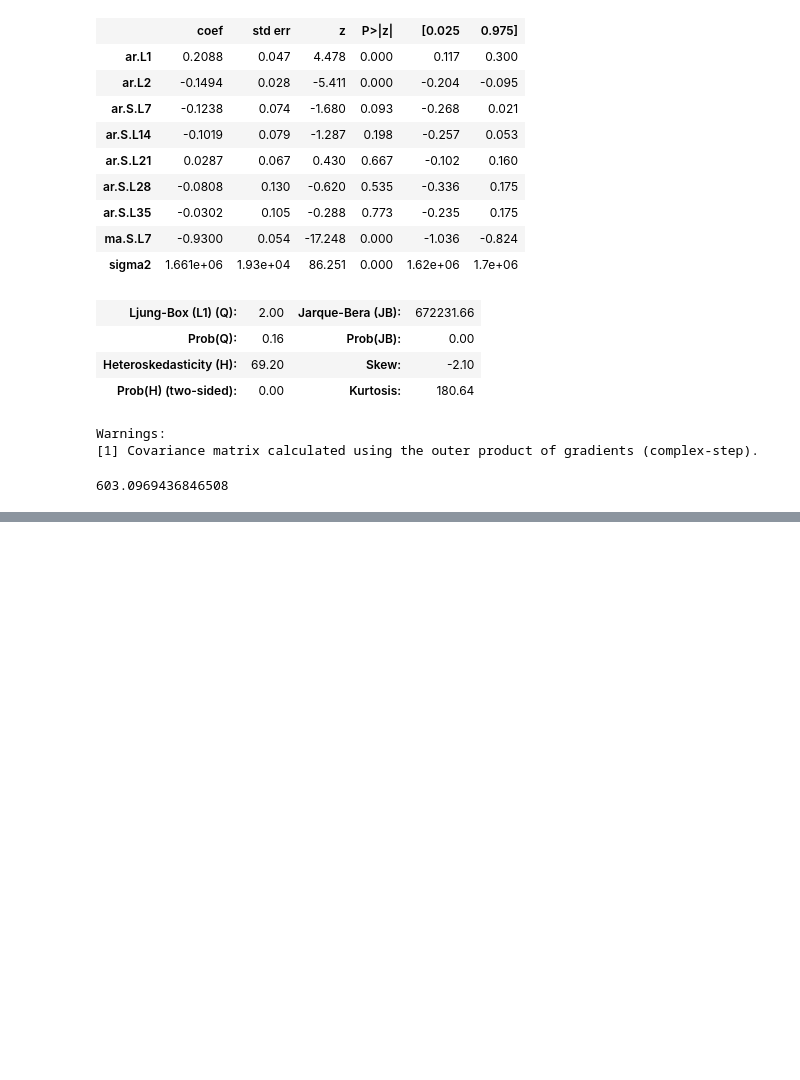
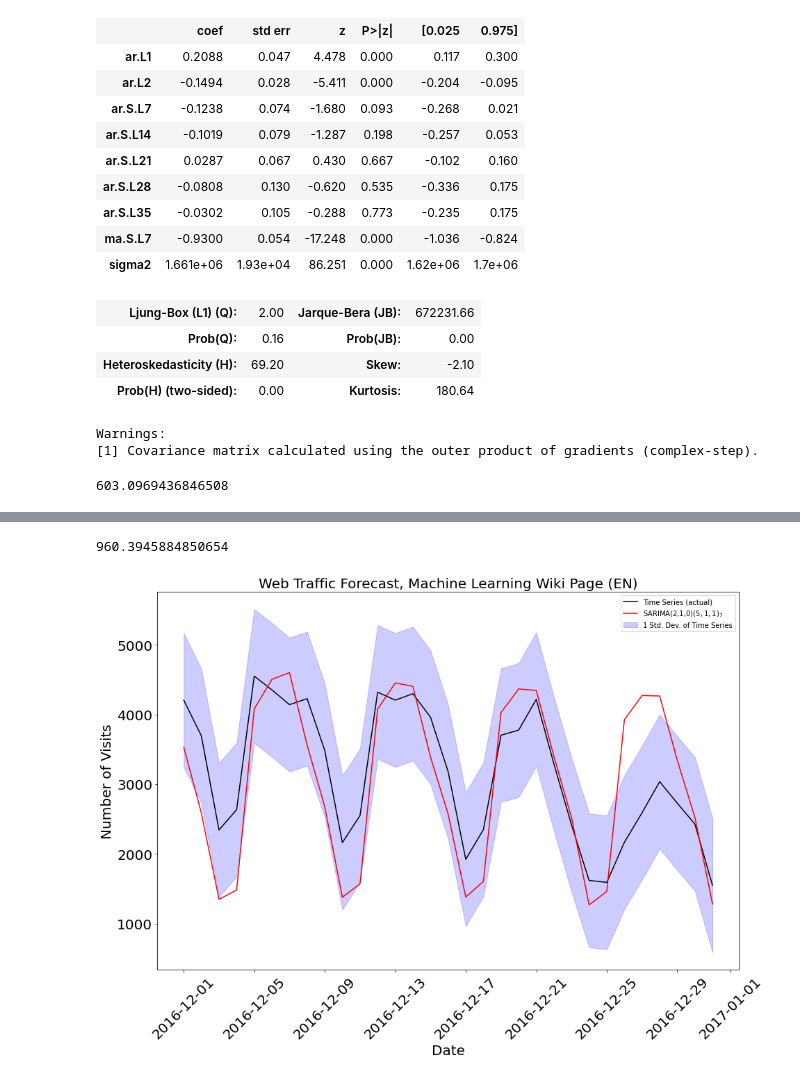
Before and after one commit to leekahung/time_series_forecasting_web_traffic, a Jupyter notebook: notebooks/time_series_modeling_web_traffic.ipynb, the cells around one changed output, grey strips where cells are left out. Saved outputs shown, nothing was run; the diff lists cells and outputs as text; code cells hidden in the pictures; blank space fills up the shorter version.

Commit message:
Updating README and image of results

```diff
--- a/notebooks/time_series_modeling_web_traffic.ipynb
+++ b/notebooks/time_series_modeling_web_traffic.ipynb
@@ -594,0 +561,4 @@ plt.show()
+# %%
+test_df.std()
+# %% [output]
+960.3945884850654
@@ -594,0 +574,21 @@ plt.show()
+# %%
+plt.figure(figsize=(15,10))
+
+# Plot forecast and time series
+plt.plot(test_df['visits'], color='black', label='Time Series (actual)')
+plt.plot(forecast.predicted_mean, color='red', label='SARIMA(2,1,0)$(5,1,1)_{7}$')
+
+# Plot 1 standard deviation
+plt.fill_between(test_df.index, y1=test_df['lower'], y2=test_df['upper'],
+                 color='blue', alpha=0.2, label='1 Std. Dev. of Time Series')
+
+plt.legend()
+plt.title('Web Traffic Forecast, Machine Learning Wiki Page (EN)', fontsize=20)
+plt.ylabel('Number of Visits', fontsize=20)
+plt.yticks(fontsize=20)
+plt.xlabel('Date', fontsize=20)
+plt.xticks(fontsize=20, rotation=45)
+plt.savefig(os.path.join(images_dir,'time_series_modeling.png'))
+plt.show()
+# %% [output]
+[figure, added]
```
Also changed, not shown: parts of 36 cells of this notebook, 2 other files.
